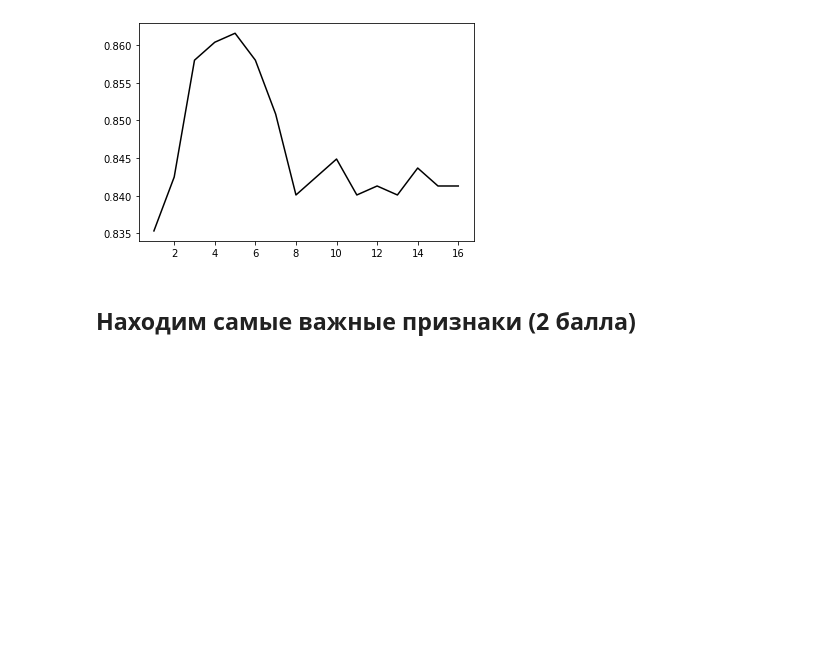
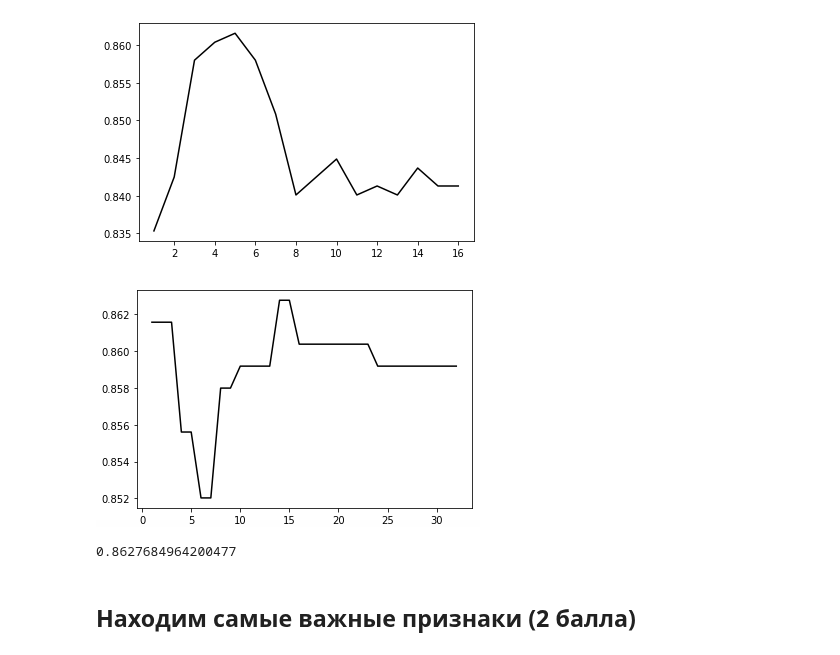
Before and after one commit to v-yankovskij/sphere-dm-2020, a Jupyter notebook: 03/yankovskiy_hw3.ipynb, the cells around one changed output. Cells and saved outputs as stored; diff of their text form; code cells hidden in the pictures; blank space fills up the shorter version.

```diff
--- a/03/yankovskiy_hw3.ipynb
+++ b/03/yankovskiy_hw3.ipynb
@@ -151,7 +151,7 @@ class MyDecisionTreeClassifier:
         self.fit(x_train, y_train)
         return self.predict(predicted_x)
 
-    def get_feature_importance():
+    def get_feature_importance(self):
         """
         Возвращает важность признаков
         """
@@ -237,6 +237,21 @@ for a in range(1, 17):
 plt.plot(range(1, 17), l, 'k-')
 # %% [output]
 [figure]
+# %%
+l2 = []
+for a in range(1, 33):
+    my_clf = MyDecisionTreeClassifier(min_samples_split=a, max_depth=(np.asarray(l1).argmax() + 1), criterion='gini')
+    my_clf.fit(X_train.to_numpy(), y_train.to_numpy())
+    l2.append(accuracy_score(y_pred=my_clf.predict(X_val.to_numpy()), y_true=y_val.to_numpy()))
+plt.plot(range(1, 33), l2, 'k-')
+# %% [output]
+[figure, added]
+# %%
+my_clf = MyDecisionTreeClassifier(min_samples_split=(np.asarray(l2).argmax() + 1), max_depth=(np.asarray(l1).argmax() + 1), criterion='gini')
+my_clf.fit(X_train.to_numpy(), y_train.to_numpy())
+print(accuracy_score(y_pred=my_clf.predict(X_val.to_numpy()), y_true=y_val.to_numpy()))
+# %% [output]
+0.8627684964200477
 # %% [markdown]
 ## Находим самые важные признаки (2 балла)
 # %% [markdown]
```
Also changed, not shown: parts of 2 cells of this notebook.
